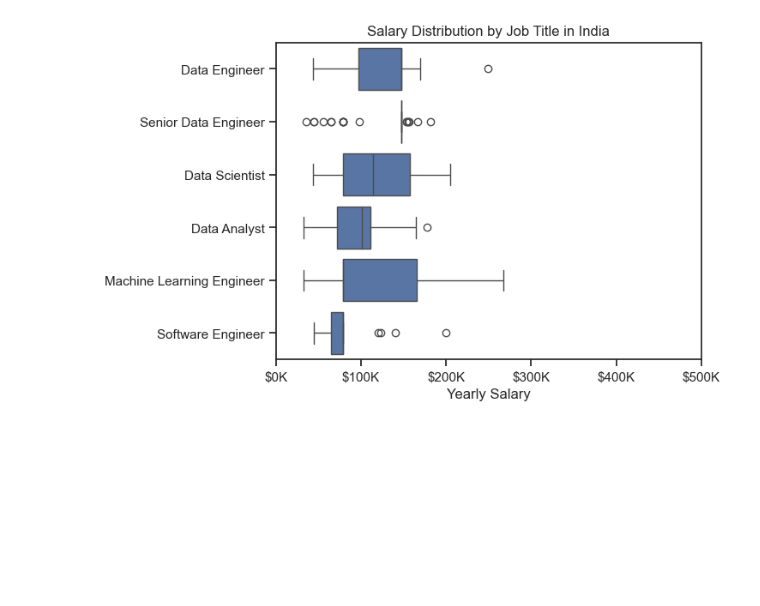
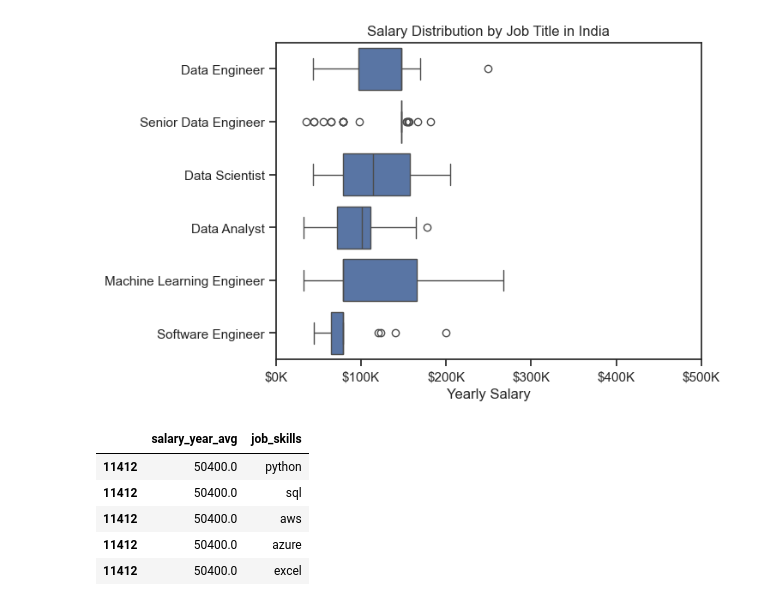
Before and after one commit to Nisha30042003/python.data-project, a Jupyter notebook: 1_Python_Project.ipynb/4_Salary_Analysis.ipynb, the cells around one changed output. Saved outputs shown, nothing was run; the diff lists cells and outputs as text; code cells hidden in the pictures; blank space fills up the shorter version.

```diff
--- a/1_Python_Project.ipynb/4_Salary_Analysis.ipynb
+++ b/1_Python_Project.ipynb/4_Salary_Analysis.ipynb
@@ -45,0 +50,11 @@ plt.show()
+# %%
+df_DA_IND = df_DA_IND.explode('job_skills')
+
+df_DA_IND[['salary_year_avg', 'job_skills']].head(5)
+# %% [output]
+|  | salary_year_avg | job_skills |
+| 11412 | 50400.0 | python |
+| 11412 | 50400.0 | sql |
+| 11412 | 50400.0 | aws |
+| 11412 | 50400.0 | azure |
+| 11412 | 50400.0 | excel |
```
Also changed, not shown: parts of 4 cells of this notebook, 2 other files.
